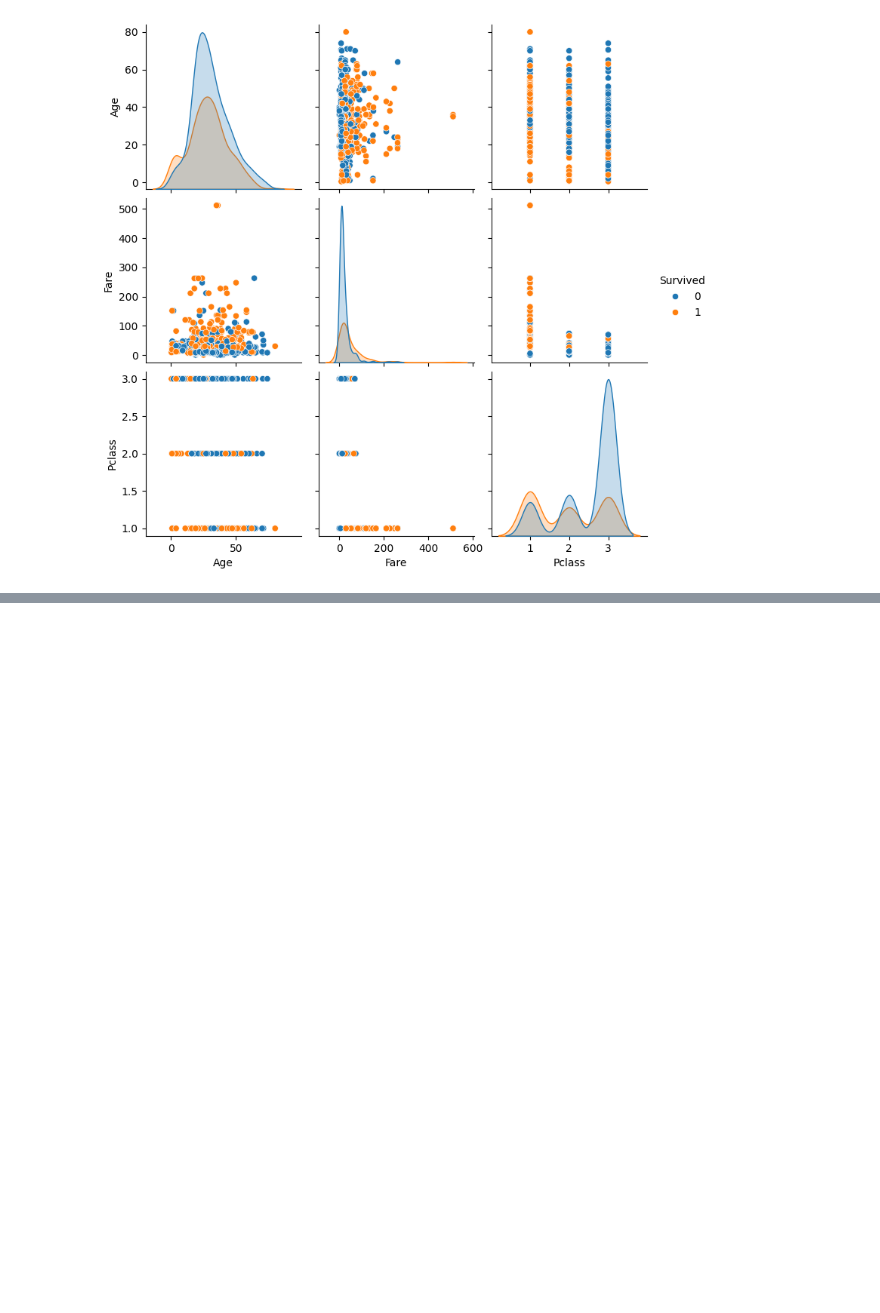
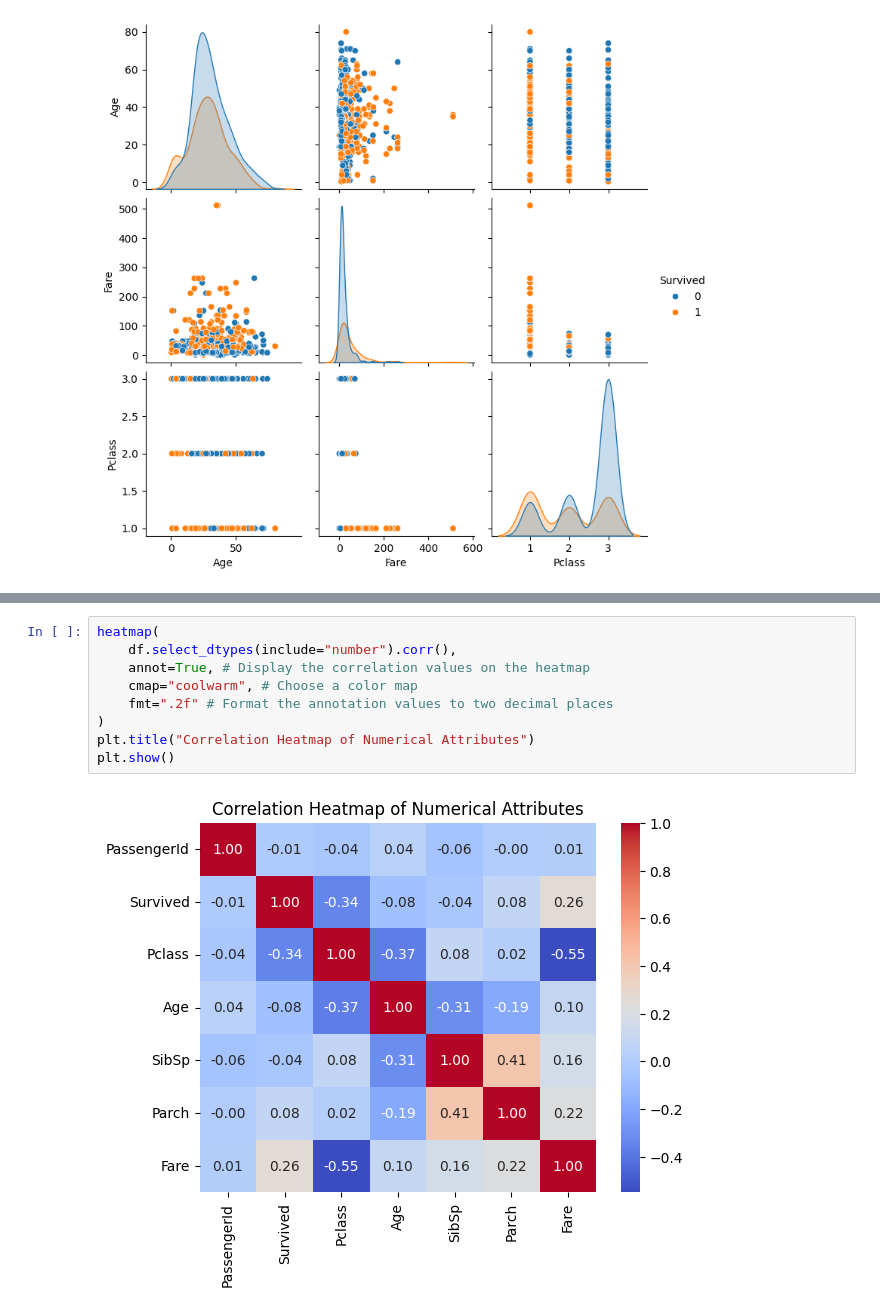
Before and after one commit to mckoh/data-science-mcit-ba-im-2026, a Jupyter notebook: notebooks/02_unsupervised_learning.ipynb, the cells around one changed output, grey strips where cells are left out. Cells and saved outputs as stored; diff of their text form; blank space fills up the shorter version.

```diff
--- a/notebooks/02_unsupervised_learning.ipynb
+++ b/notebooks/02_unsupervised_learning.ipynb
@@ -78,0 +86,11 @@ pairplot(df[["Age", "Fare", "Survived", "Pclass"]], hue="Survived")
+# %%
+heatmap(
+    df.select_dtypes(include="number").corr(),
+    annot=True, # Display the correlation values on the heatmap
+    cmap="coolwarm", # Choose a color map
+    fmt=".2f" # Format the annotation values to two decimal places
+)
+plt.title("Correlation Heatmap of Numerical Attributes")
+plt.show()
+# %% [output]
+[figure, added]
```
Also changed, not shown: parts of 15 cells of this notebook.
